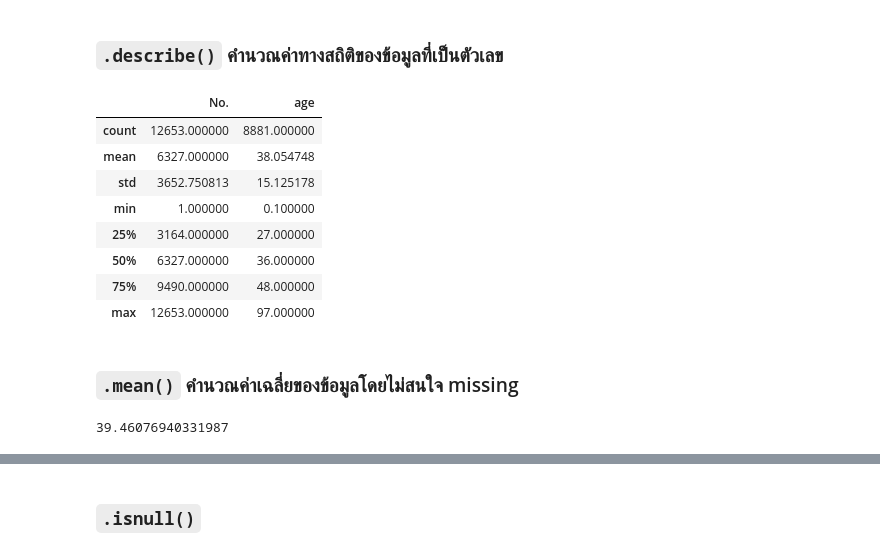
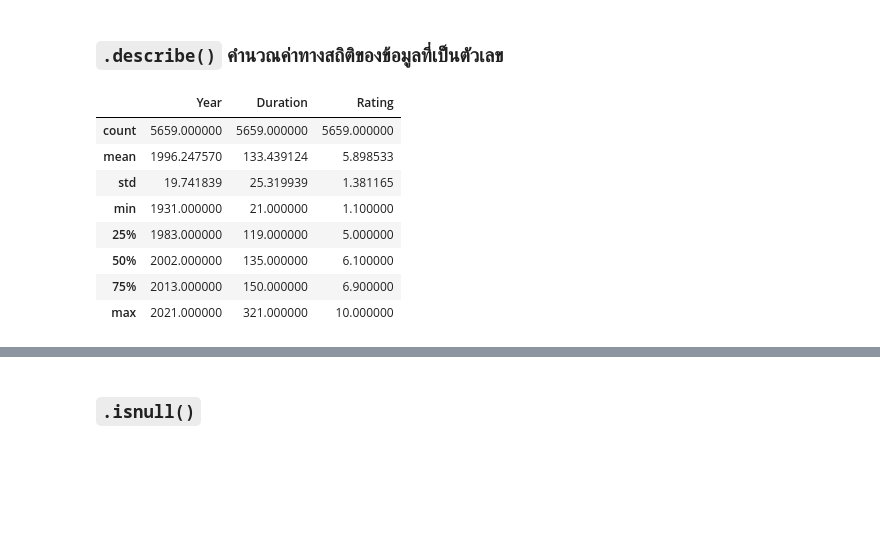
Before and after one commit to pingping-0606/Python_dataviz2024, a Jupyter notebook: Pandas_101.ipynb, the cells around one changed output, grey strips where cells are left out. Drawn from its saved outputs; the diff is of its cells as text; code cells hidden in the pictures; blank space fills up the shorter version.

Commit message:
movie

````diff
--- a/Pandas_101.ipynb
+++ b/Pandas_101.ipynb
@@ -793,0 +769,5 @@ data_covid[TF].head()
+# %%
+import pandas as pd
+movie_df = pd.read_csv('/content/IMDb Movies India.csv', encoding='latin-1')
+print(movie_df.shape)
+movie_df.head()
@@ -793,0 +789,9 @@ data_covid[TF].head()
+# %%
+movie_df = movie_df.dropna()
+# %%
+# prompt: ตัด( ) อออกจากค่าใน column Year และแปลงเป็นค่าตัวเลข
+
+# ตัด( ) อออกจากค่าใน column Year และแปลงเป็นค่าตัวเลข
+movie_df['Year'] = movie_df['Year'].str.replace('(', '').str.replace(')', '').astype(int)
+# %%
+movie_df['Duration'] = movie_df['Duration'].str.replace('min', '').astype(int)
@@ -796,20 +816,14 @@ data_covid[TF].head()
 # %% [markdown]
 ### ```.describe()``` คำนวณค่าทางสถิติของข้อมูลที่เป็นตัวเลข
 # %%
-data_covid.describe()
+movie_df.describe()
 # %% [output]
-|  | No. | age |
-| count | 12653.000000 | 8881.000000 |
-| mean | 6327.000000 | 38.054748 |
-| std | 3652.750813 | 15.125178 |
-| min | 1.000000 | 0.100000 |
-| 25% | 3164.000000 | 27.000000 |
-| 50% | 6327.000000 | 36.000000 |
-| 75% | 9490.000000 | 48.000000 |
-| max | 12653.000000 | 97.000000 |
+|  | Year | Duration | Rating |
+| count | 5659.000000 | 5659.000000 | 5659.000000 |
+| mean | 1996.247570 | 133.439124 | 5.898533 |
+| std | 19.741839 | 25.319939 | 1.381165 |
+| min | 1931.000000 | 21.000000 | 1.100000 |
+| 25% | 1983.000000 | 119.000000 | 5.000000 |
+| 50% | 2002.000000 | 135.000000 | 6.100000 |
+| 75% | 2013.000000 | 150.000000 | 6.900000 |
+| max | 2021.000000 | 321.000000 | 10.000000 |
-# %% [markdown]
-### ```.mean()``` คำนวณค่าเฉลี่ยของข้อมูลโดยไม่สนใจ missing
-# %%
-data_covid[data_covid['sex']=='ชาย']['age'].mean()
-# %% [output]
-39.46076940331987
````
Also changed, not shown: parts of 16 cells of this notebook.
